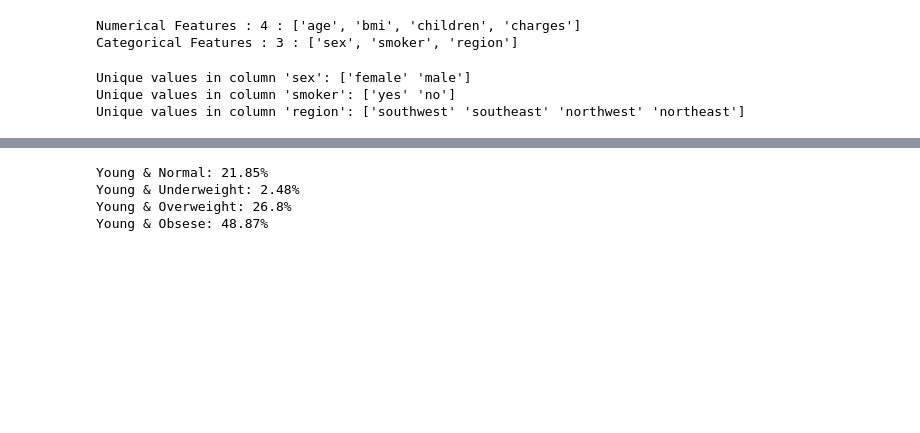
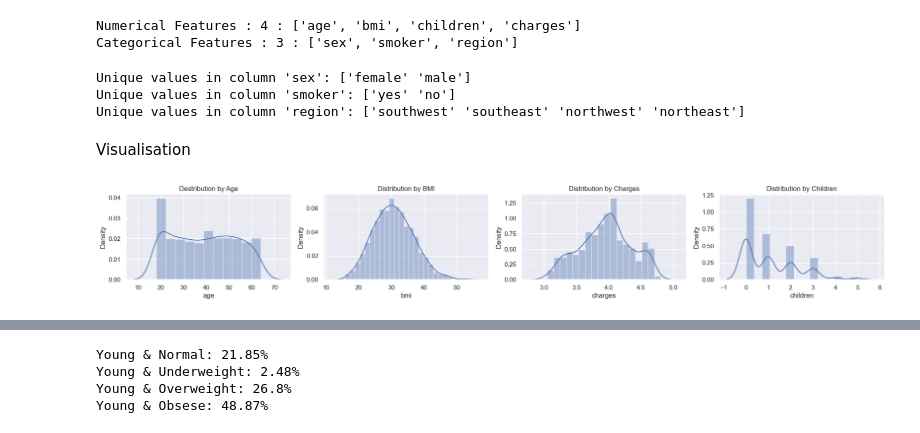
Before and after one commit to tdtheautomator/ml-03-medical-insurance-cost, a Jupyter notebook: notebooks/01.eda.ipynb, the cells around one changed output, grey strips where cells are left out. Cells and saved outputs as stored; diff of their text form; code cells hidden in the pictures; blank space fills up the shorter version.

Commit message:
added visualizations

```diff
--- a/notebooks/01.eda.ipynb
+++ b/notebooks/01.eda.ipynb
@@ -143,0 +150,2 @@ Unique values in column 'region': ['southwest' 'southeast' 'northwest' 'northeas
+# %% [markdown]
+Visualisation
@@ -143,0 +155,19 @@ Unique values in column 'region': ['southwest' 'southeast' 'northwest' 'northeas
+# %%
+#Visualization of the dataset distribution
+plt.figure(figsize=(24,6))
+plt.subplot(2,4,1)
+sns.set()
+sns.distplot(df['age'])
+plt.title('Destribution by Age')
+plt.subplot(2,4,2)
+sns.distplot(df['bmi'])
+plt.title('Distribution by BMI')
+plt.subplot(2,4,3)
+sns.distplot(np.log10(df['charges'])) #applying log function as the data is left skewed
+plt.title('Distribution by Charges')
+plt.subplot(2,4,4)
+sns.distplot(df['children'])
+plt.title('Distribution by Children')
+plt.show()
+# %% [output]
+[figure, added]
```
Also changed, not shown: parts of 11 cells of this notebook.
